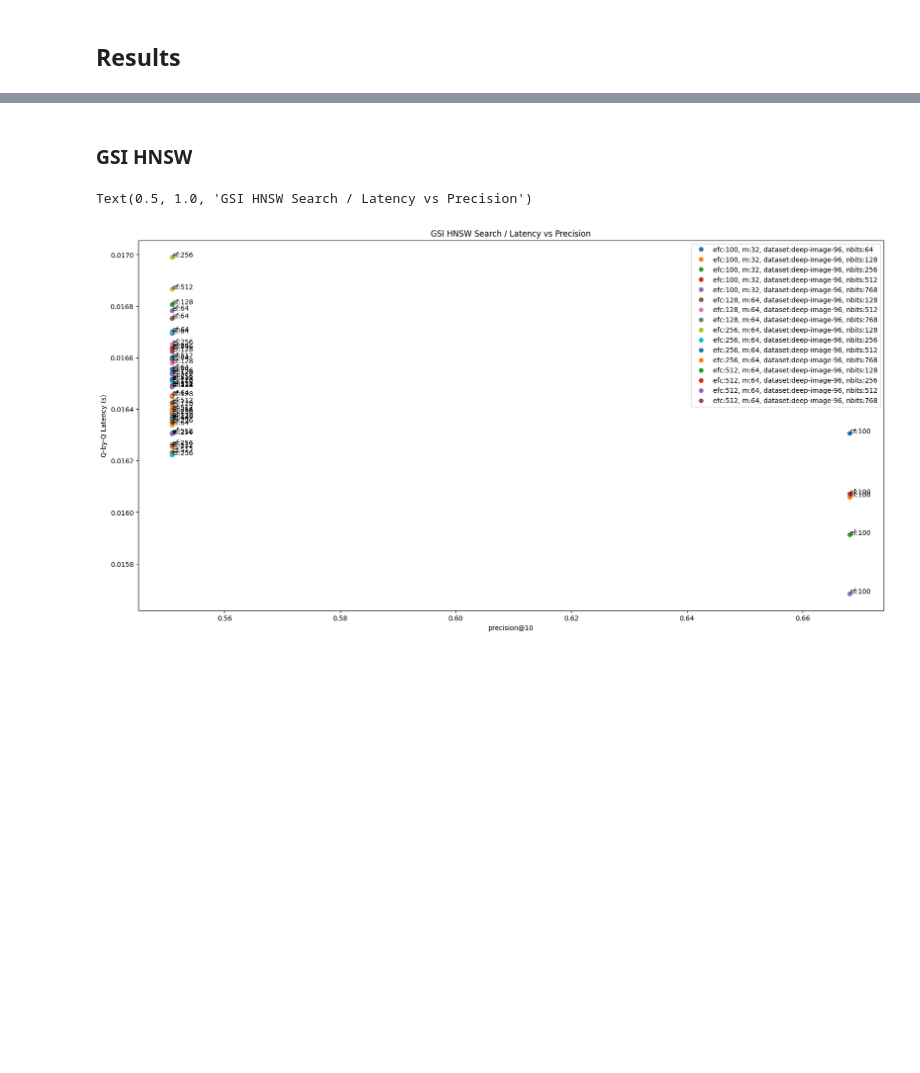
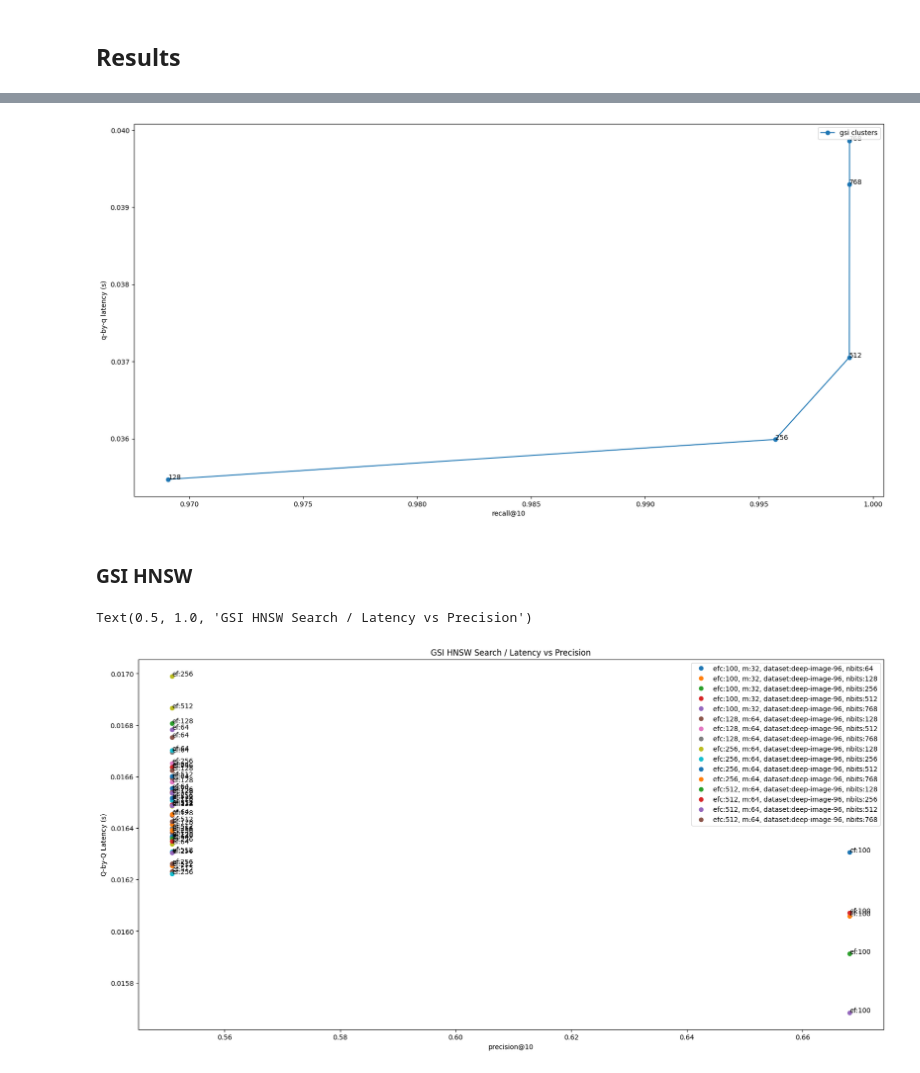
Before and after one commit to qdrant/vector-db-benchmark, a Jupyter notebook: results.ipynb, the cells around one changed output, grey strips where cells are left out. Drawn from its saved outputs; the diff is of its cells as text; code cells hidden in the pictures; blank space fills up the shorter version.

```diff
--- a/results.ipynb
+++ b/results.ipynb
@@ -146,3 +184,18 @@ hnsw_df.to_csv('/mnt/nas1/vdbenchmark-results/hnswlib-df.csv')
+# %%
+fig, ax = plt.subplots(figsize=(20, 10))
+tmp = gsi_df.copy()
+search_type = "clusters"
+dim = 96
+x = tmp[(tmp.search_type == search_type) & (tmp.dim == dim)]
+plt.plot(x.mean_precisions, x.mean_time, '-o', label=f"gsi clusters")
+for s, x, y in zip(x.nbits, x.mean_precisions, x.mean_time):
+    plt.annotate(s, (x, y))
+ax.legend()
+ax.set_xlabel("recall@10")
+ax.set_ylabel("q-by-q latency (s)")
+fig.show()
+# %% [output]
+[figure, added]
 # %% [markdown]
 ### GSI HNSW
 # %%
```
Also changed, not shown: parts of 7 cells of this notebook, 5 other files.
